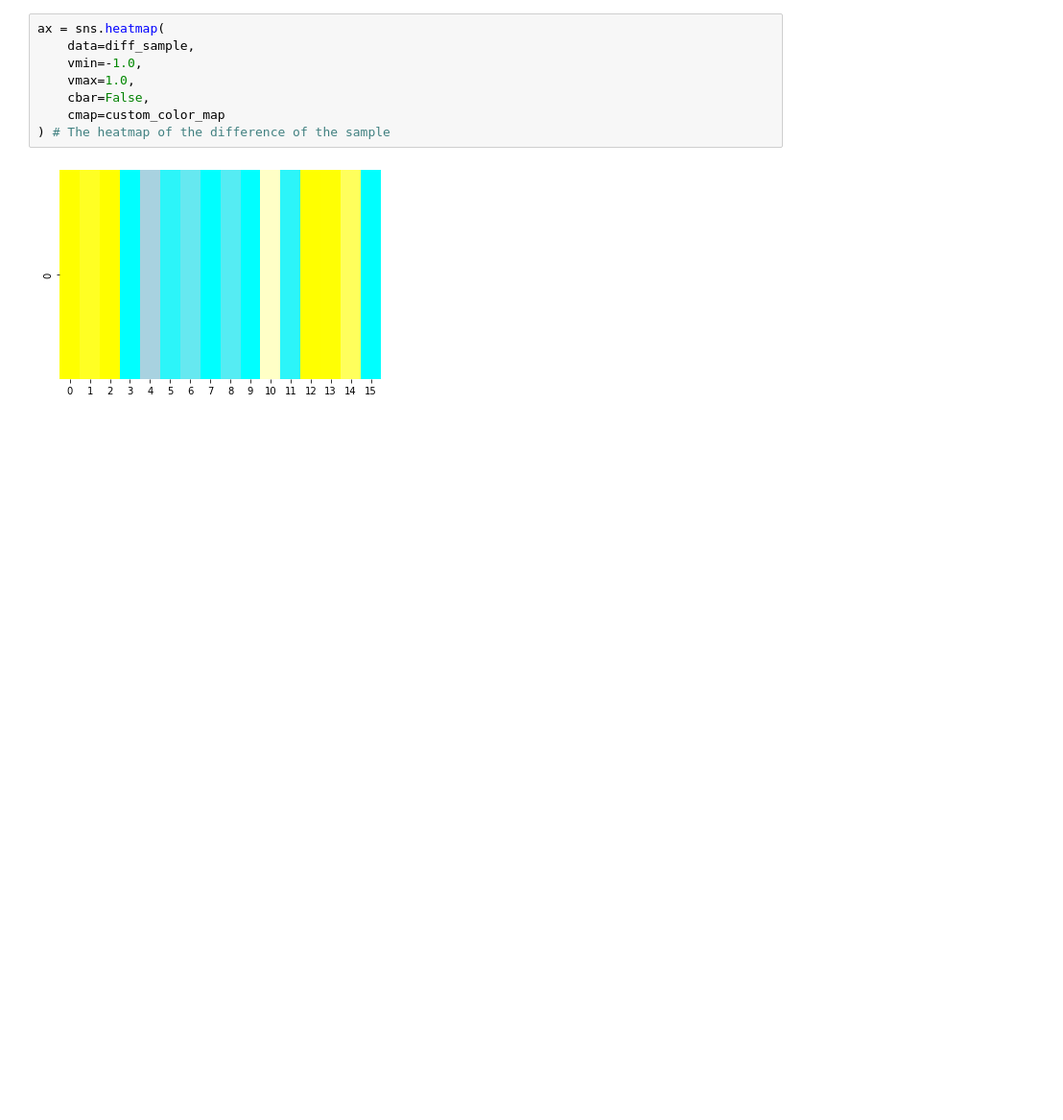
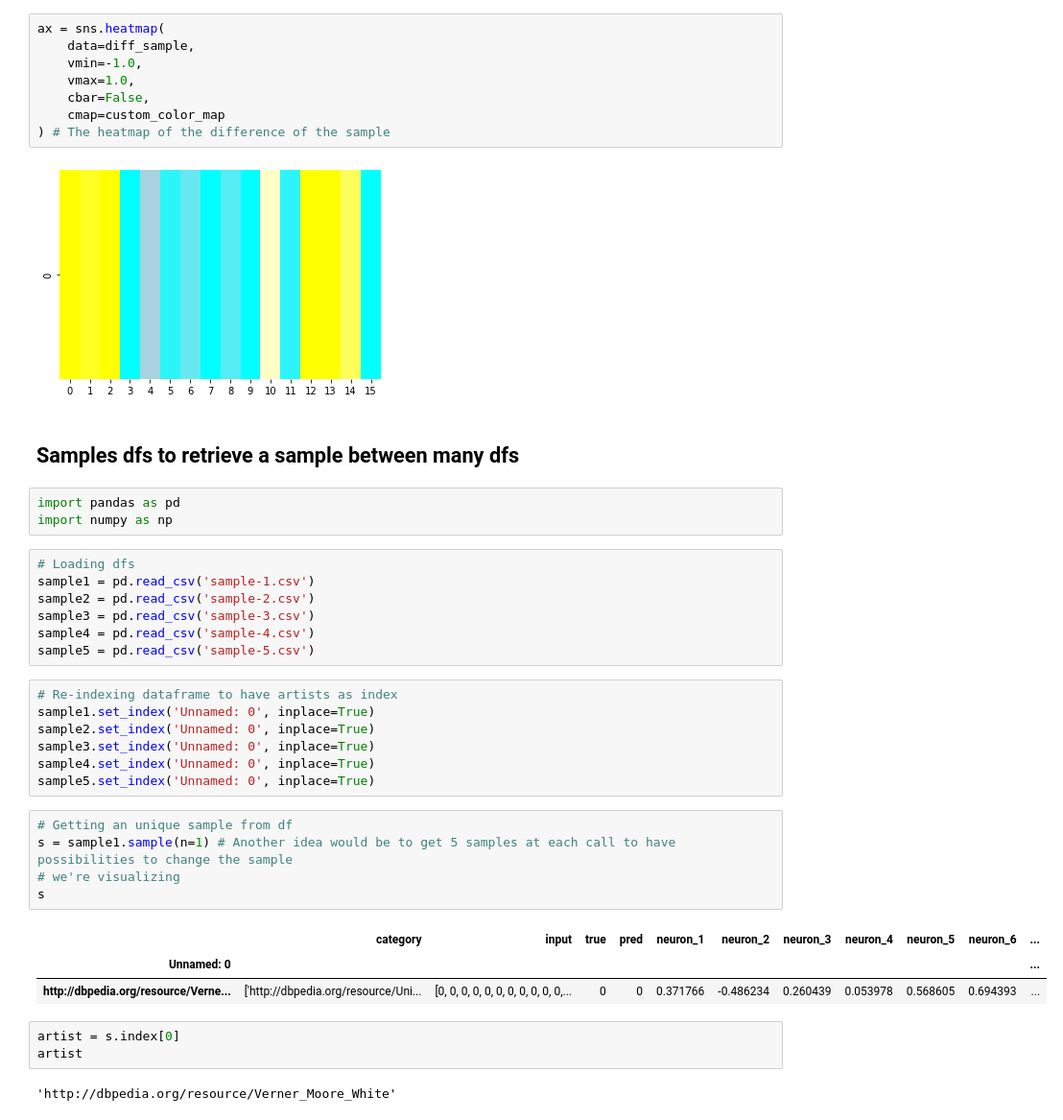
Before and after one commit to MHaurel/nn-concept-interpreter, a Jupyter notebook: visualizer/src/backend/Test.ipynb, the cells around one changed output. Shown at 96% size. Drawn from its saved outputs; the diff is of its cells as text; blank space fills up the shorter version.

Commit message:
Sample heatmaps

```diff
--- a/visualizer/src/backend/Test.ipynb
+++ b/visualizer/src/backend/Test.ipynb
@@ -271,3 +271,36 @@ ax = sns.heatmap(
 ) # The heatmap of the difference of the sample
 # %% [output]
 [figure]
+# %% [markdown]
+## Samples dfs to retrieve a sample between many dfs
+# %%
+import pandas as pd
+import numpy as np
+# %%
+# Loading dfs
+sample1 = pd.read_csv('sample-1.csv')
+sample2 = pd.read_csv('sample-2.csv')
+sample3 = pd.read_csv('sample-3.csv')
+sample4 = pd.read_csv('sample-4.csv')
+sample5 = pd.read_csv('sample-5.csv')
+# %%
+# Re-indexing dataframe to have artists as index
+sample1.set_index('Unnamed: 0', inplace=True)
+sample2.set_index('Unnamed: 0', inplace=True)
+sample3.set_index('Unnamed: 0', inplace=True)
+sample4.set_index('Unnamed: 0', inplace=True)
+sample5.set_index('Unnamed: 0', inplace=True)
+# %%
+# Getting an unique sample from df
+s = sample1.sample(n=1) # Another idea would be to get 5 samples at each call to have possibilities to change the sample
+# we're visualizing
+s
+# %% [output]
+|  | category | input | true | pred | neuron_1 | neuron_2 | neuron_3 | neuron_4 | neuron_5 | neuron_6 | ... |
+| Unnamed: 0 |  |  |  |  |  |  |  |  |  |  | ... |
+| http://dbpedia.org/resource/Verne... | ['http://dbpedia.org/resource/Uni... | [0, 0, 0, 0, 0, 0, 0, 0, 0, 0, 0,... | 0 | 0 | 0.371766 | -0.486234 | 0.260439 | 0.053978 | 0.568605 | 0.694393 | ... |
+# %%
+artist = s.index[0]
+artist
+# %% [output]
+'http://dbpedia.org/resource/Verner_Moore_White'
```
Also changed, not shown: parts of 4 cells of this notebook, 14 other files.
